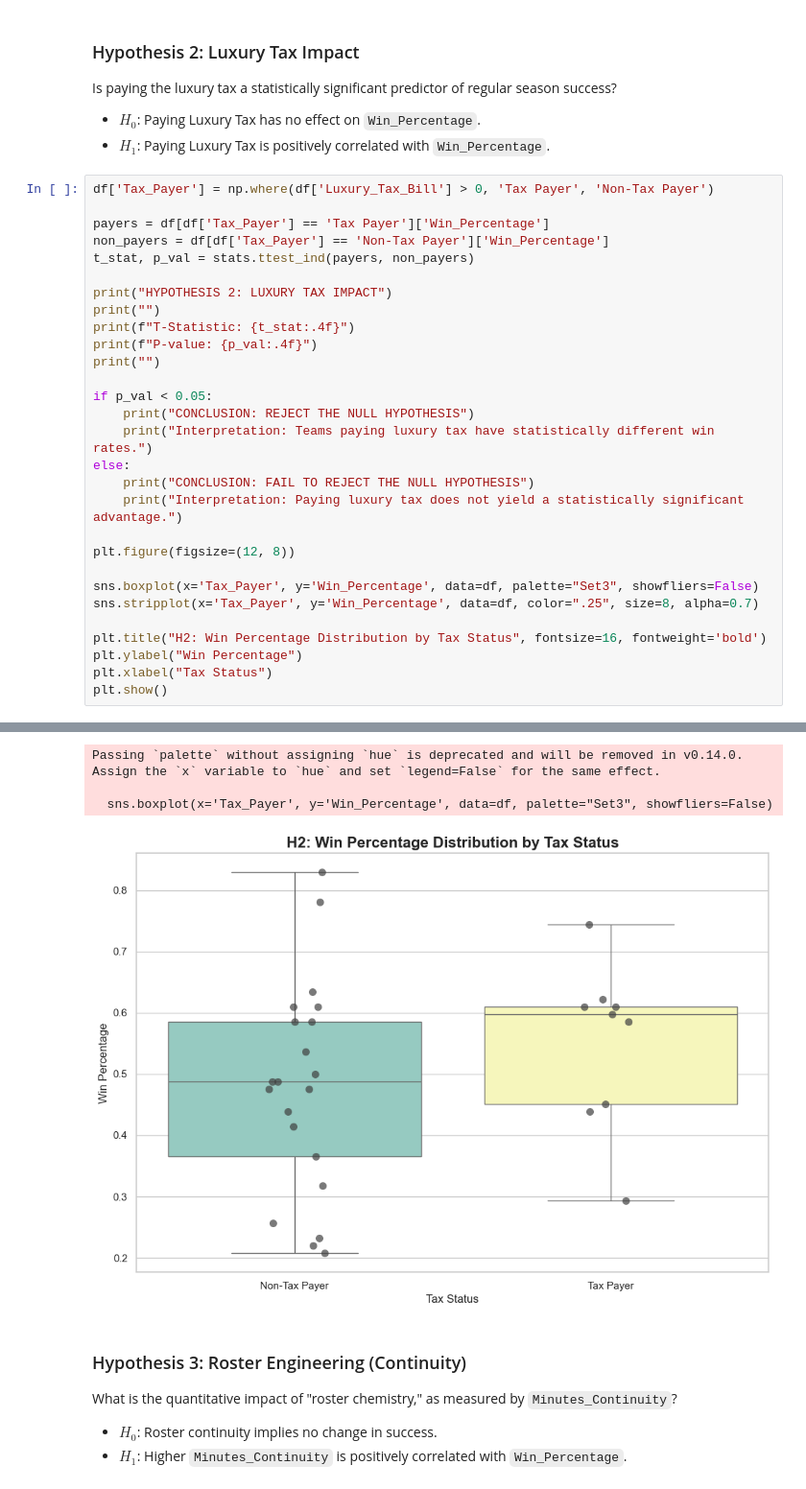
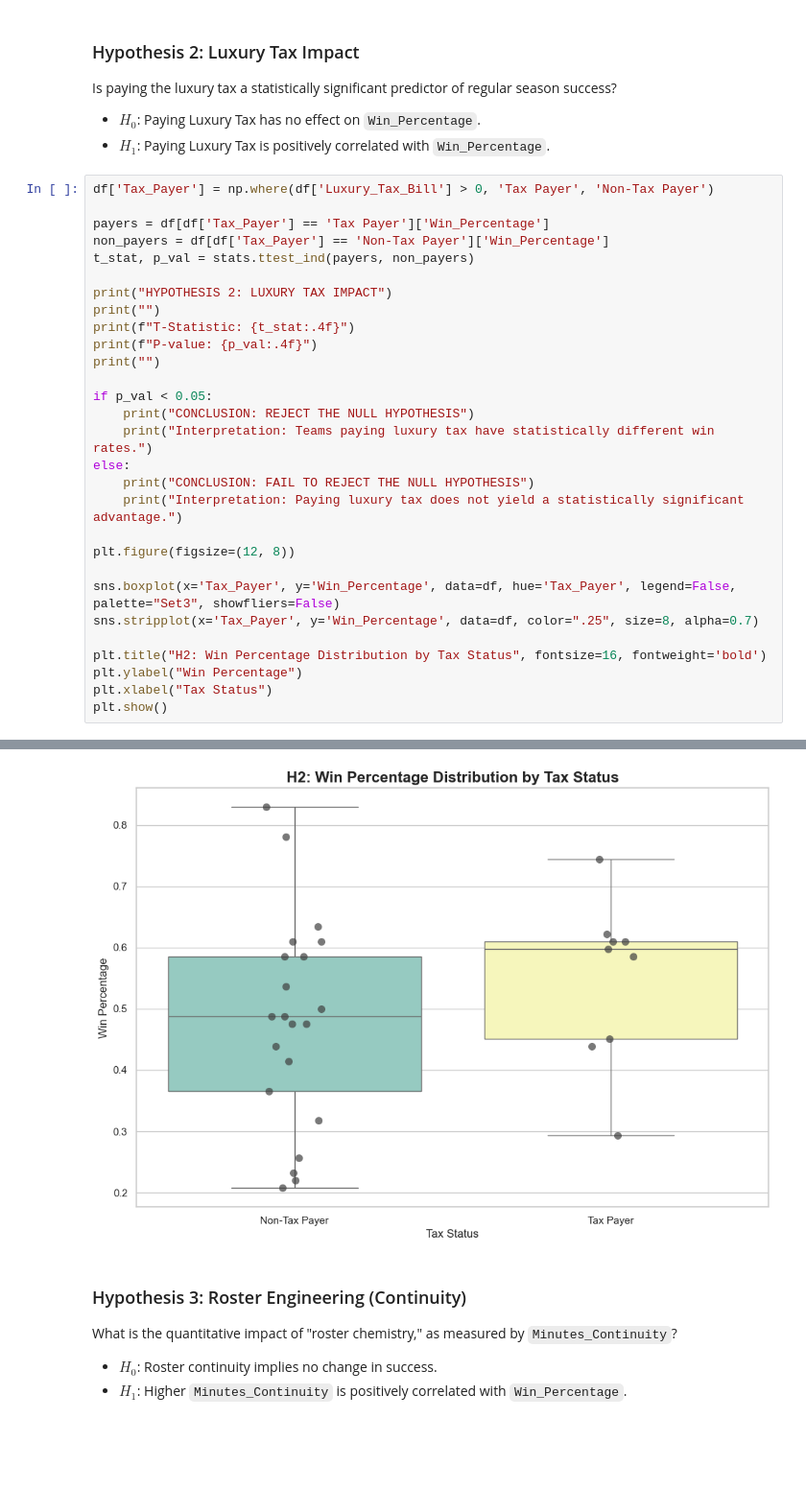
Before and after one commit to akoo57/DSA210_Akif, a Jupyter notebook: dsa.ipynb, the cells around one changed output, grey strips where cells are left out. Shown at 96% size. Cells and saved outputs as stored; diff of their text form; blank space fills up the shorter version.

```diff
--- a/dsa.ipynb
+++ b/dsa.ipynb
@@ -175,38 +175,35 @@ t_stat, p_val = stats.ttest_ind(payers, non_payers)
 
 print("HYPOTHESIS 2: LUXURY TAX IMPACT")
 print("")
 print(f"T-Statistic: {t_stat:.4f}")
 print(f"P-value: {p_val:.4f}")
 print("")
 
 if p_val < 0.05:
     print("CONCLUSION: REJECT THE NULL HYPOTHESIS")
     print("Interpretation: Teams paying luxury tax have statistically different win rates.")
 else:
     print("CONCLUSION: FAIL TO REJECT THE NULL HYPOTHESIS")
     print("Interpretation: Paying luxury tax does not yield a statistically significant advantage.")
 
 plt.figure(figsize=(12, 8))
 
-sns.boxplot(x='Tax_Payer', y='Win_Percentage', data=df, palette="Set3", showfliers=False)
+sns.boxplot(x='Tax_Payer', y='Win_Percentage', data=df, hue='Tax_Payer', legend=False, palette="Set3", showfliers=False)
 sns.stripplot(x='Tax_Payer', y='Win_Percentage', data=df, color=".25", size=8, alpha=0.7)
 
 plt.title("H2: Win Percentage Distribution by Tax Status", fontsize=16, fontweight='bold')
 plt.ylabel("Win Percentage")
 plt.xlabel("Tax Status")
 plt.show()
 # %% [output]
 HYPOTHESIS 2: LUXURY TAX IMPACT
 
 T-Statistic: 1.1082
 P-value: 0.2772
 
 CONCLUSION: FAIL TO REJECT THE NULL HYPOTHESIS
 Interpretation: Paying luxury tax does not yield a statistically significant advantage.
-Passing `palette` without assigning `hue` is deprecated and will be removed in v0.14.0. Assign the `x` variable to `hue` and set `legend=False` for the same effect.
-
-  sns.boxplot(x='Tax_Payer', y='Win_Percentage', data=df, palette="Set3", showfliers=False)
-[figure, old version]
+[figure, new version]
 # %% [markdown]
 ### Hypothesis 3: Roster Engineering (Continuity)
 What is the quantitative impact of "roster chemistry," as measured by `Minutes_Continuity`?
```
Also changed, not shown: parts of 10 cells of this notebook.
